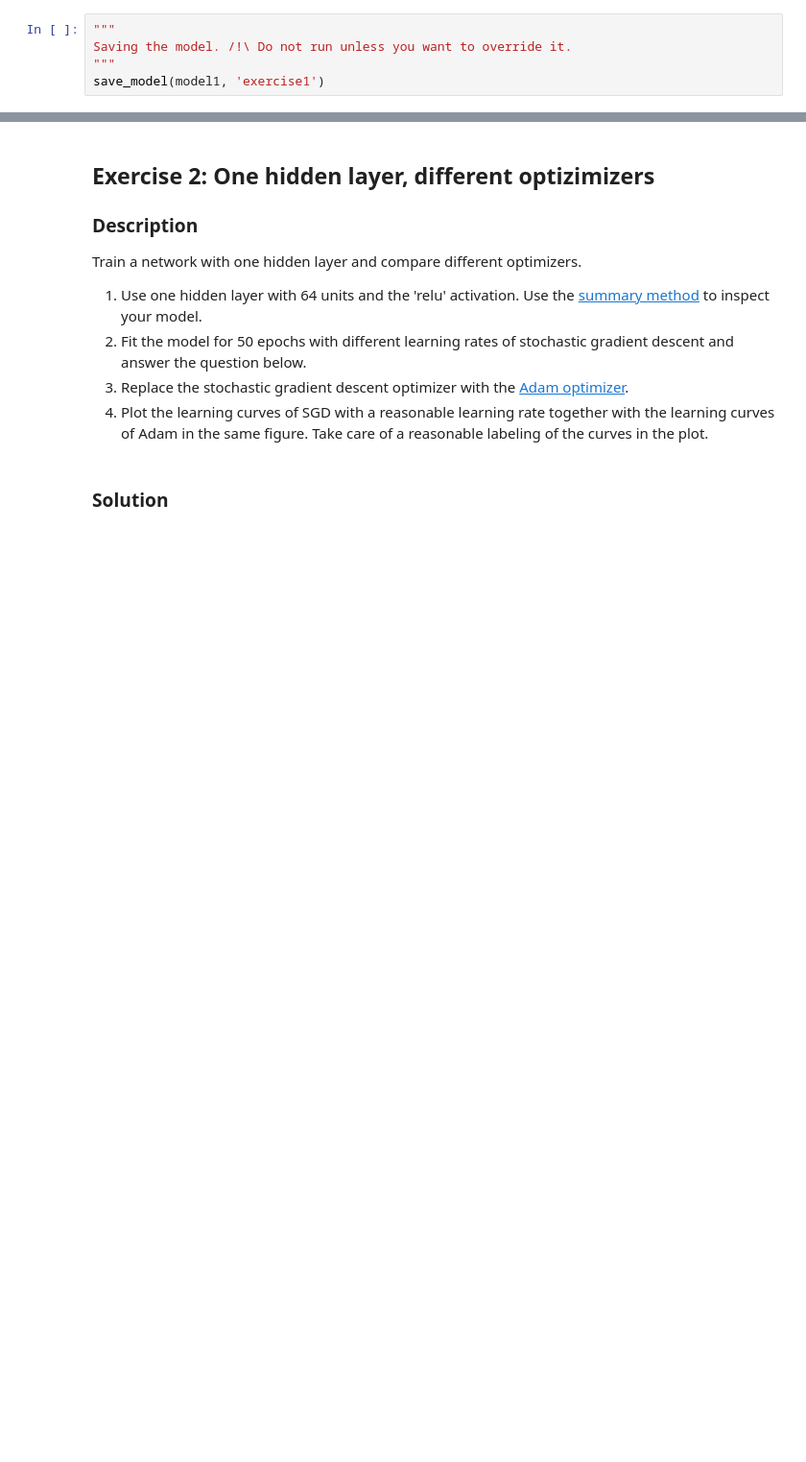
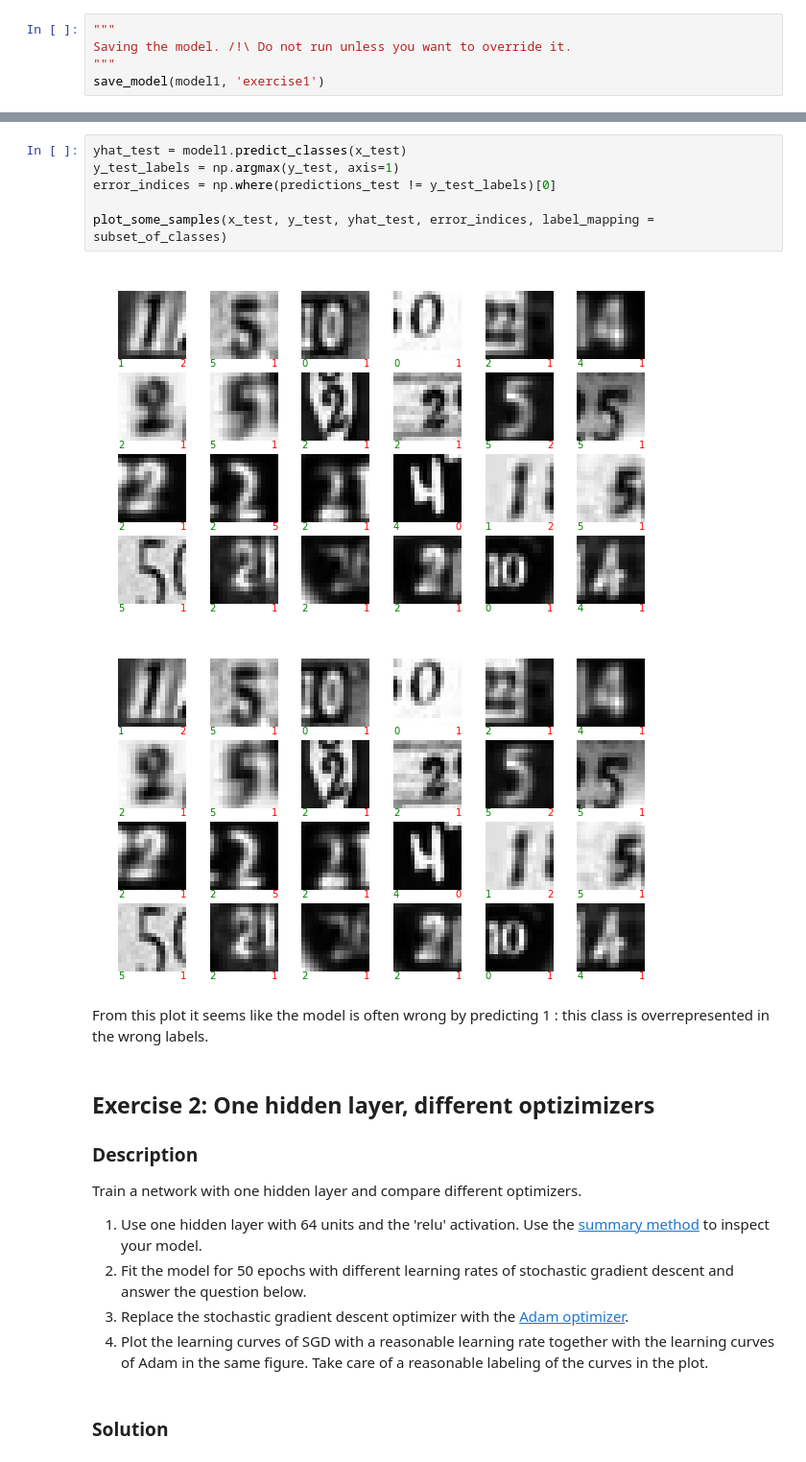
Before and after one commit to SSappy/ANN-Project-1, a Jupyter notebook: miniproject1.ipynb, the cells around one changed output, grey strips where cells are left out. Shown at 96% size. Drawn from its saved outputs; the diff is of its cells as text; blank space fills up the shorter version.

```diff
--- a/miniproject1.ipynb
+++ b/miniproject1.ipynb
@@ -341,3 +324,14 @@ a = plot_history(history, 'History exercise 1')
+# %%
+yhat_test = model1.predict_classes(x_test)
+y_test_labels = np.argmax(y_test, axis=1)
+error_indices = np.where(predictions_test != y_test_labels)[0]
+
+plot_some_samples(x_test, y_test, yhat_test, error_indices, label_mapping = subset_of_classes)
+# %% [output]
+[figure, added]
+[figure, added]
+# %% [markdown]
+From this plot it seems like the model is often wrong by predicting 1 : this class is overrepresented in the wrong labels.
 # %% [markdown]
 ## Exercise 2: One hidden layer, different optizimizers
 ### Description
```
Also changed, not shown: parts of 12 cells of this notebook.
